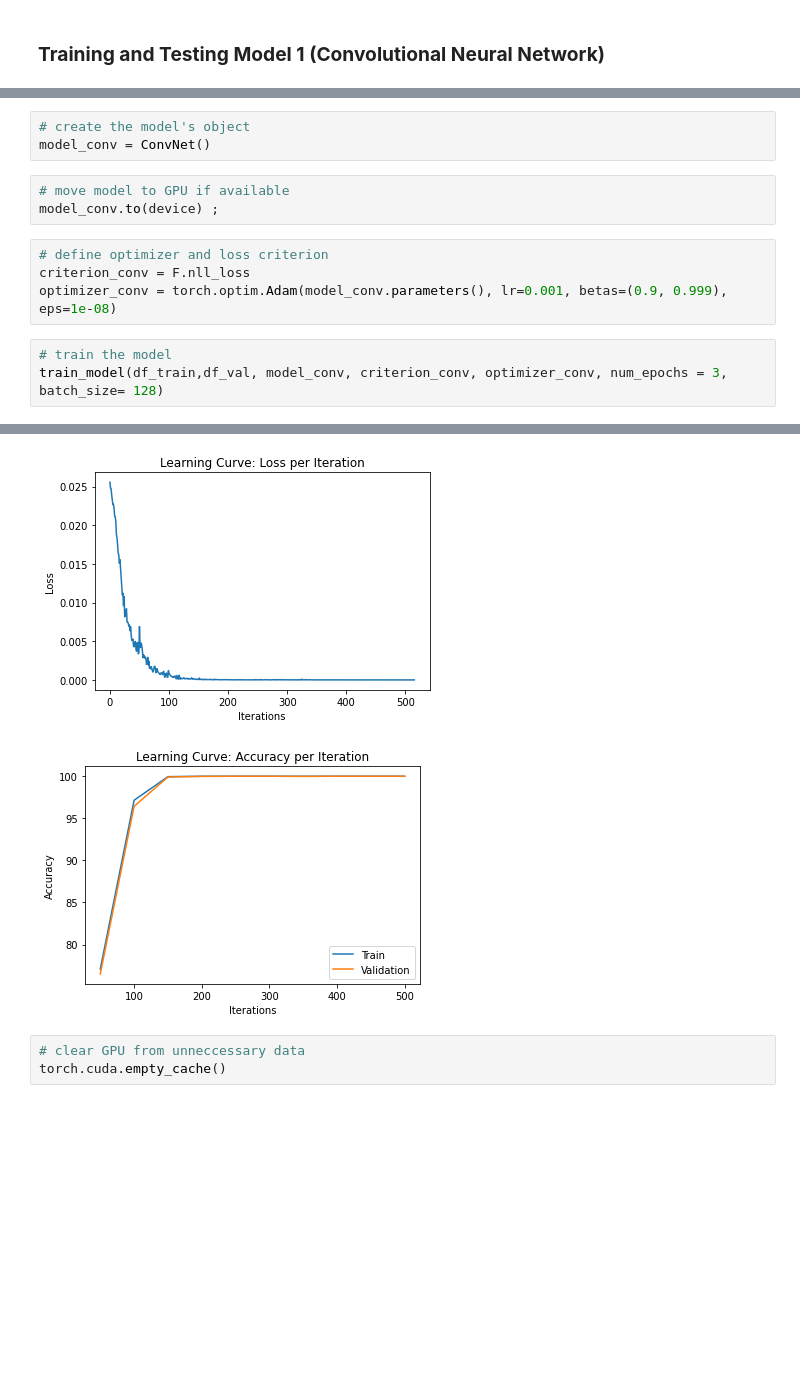
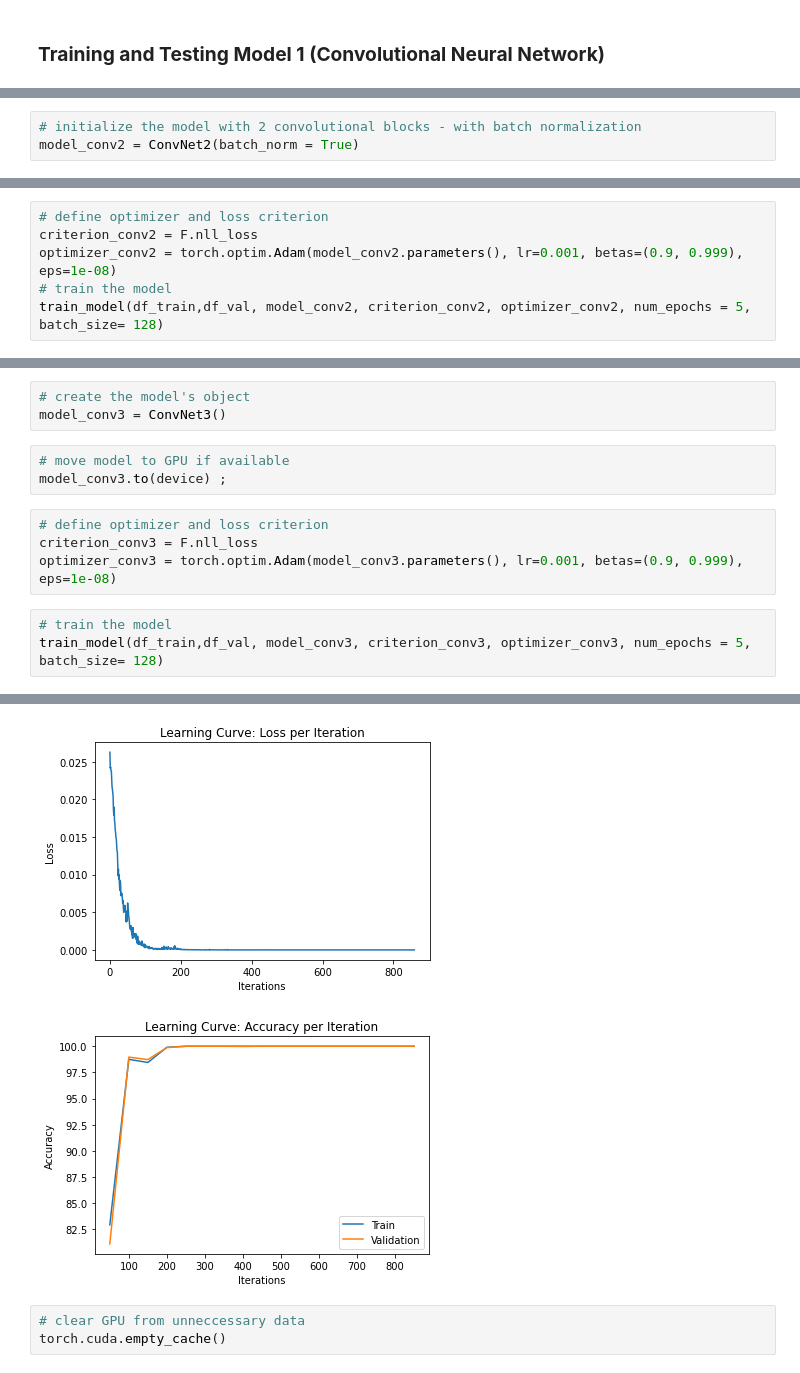
Before and after one commit to RonBartov/american-sign-language-image-classification, a Jupyter notebook: Final_Project_ASL_Classification.ipynb, the cells around one changed output, grey strips where cells are left out. Saved outputs shown, nothing was run; the diff lists cells and outputs as text; blank space fills up the shorter version.

Commit message:
Including new conv models

```diff
--- a/Final_Project_ASL_Classification.ipynb
+++ b/Final_Project_ASL_Classification.ipynb
@@ -1034,0 +1107,3 @@ class VGG16(nn.Module):
+# %%
+# initialize the model with 2 convolutional blocks - with batch normalization
+model_conv2 = ConvNet2(batch_norm = True)
@@ -1034,0 +1113,6 @@ class VGG16(nn.Module):
+# %%
+# define optimizer and loss criterion
+criterion_conv2 = F.nll_loss
+optimizer_conv2 = torch.optim.Adam(model_conv2.parameters(), lr=0.001, betas=(0.9, 0.999), eps=1e-08)
+# train the model
+train_model(df_train,df_val, model_conv2, criterion_conv2, optimizer_conv2, num_epochs = 5, batch_size= 128)
@@ -1035,14 +1140,14 @@ class VGG16(nn.Module):
 # %%
 # create the model's object
-model_conv = ConvNet()
+model_conv3 = ConvNet3()
 # %%
 # move model to GPU if available
-model_conv.to(device) ;
+model_conv3.to(device) ;
 # %%
 # define optimizer and loss criterion
-criterion_conv = F.nll_loss
-optimizer_conv = torch.optim.Adam(model_conv.parameters(), lr=0.001, betas=(0.9, 0.999), eps=1e-08)
+criterion_conv3 = F.nll_loss
+optimizer_conv3 = torch.optim.Adam(model_conv3.parameters(), lr=0.001, betas=(0.9, 0.999), eps=1e-08)
 # %%
 # train the model
-train_model(df_train,df_val, model_conv, criterion_conv, optimizer_conv, num_epochs = 3, batch_size= 128)
+train_model(df_train,df_val, model_conv3, criterion_conv3, optimizer_conv3, num_epochs = 5, batch_size= 128)
 # %% [output]
@@ -1059,6 +1171,6 @@ Epoch [3/3] Iter 500. [Val Acc 100%] [Train Acc 100%, Loss 0.000512]
 Finished Training
-[figure, old version]
+[figure, new version]
-[figure, old version]
+[figure, new version]
 # %%
 # clear GPU from unneccessary data
 torch.cuda.empty_cache()
```
Also changed, not shown: parts of 10 cells of this notebook.
